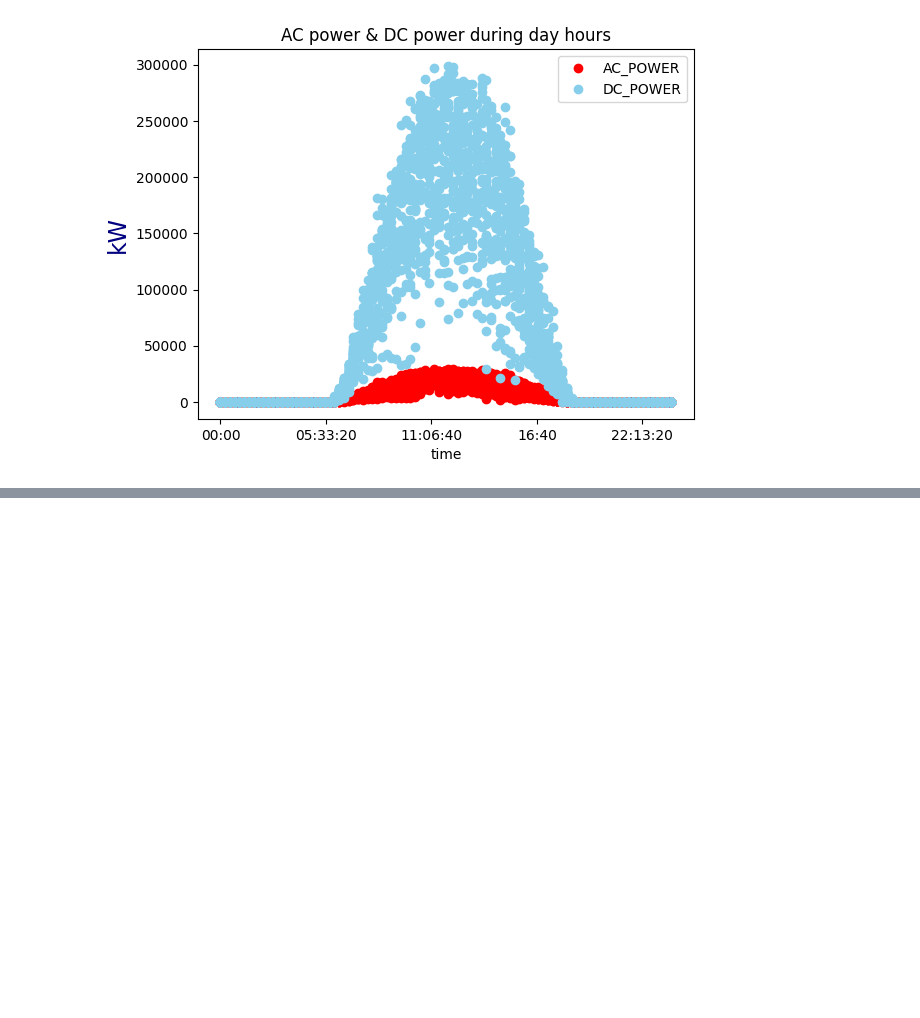
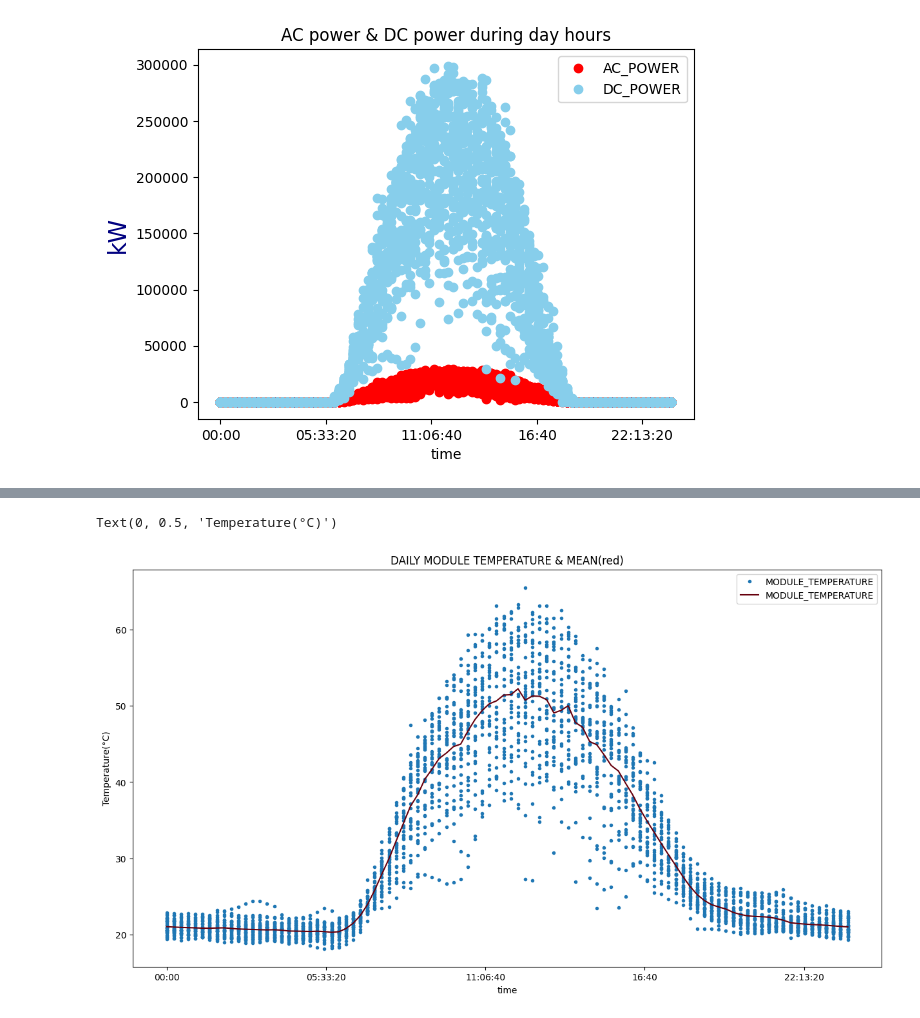
Before and after one commit to FelipeSteudel/Felipe_Steudel-Strategic_Thinking-CA3, a Jupyter notebook: CA3 - Felipe Steudel - Strategic Thinking - HDip in Data Analytics.ipynb, the cells around one changed output, grey strips where cells are left out. Saved outputs shown, nothing was run; the diff lists cells and outputs as text; code cells hidden in the pictures; blank space fills up the shorter version.

```diff
--- a/CA3 - Felipe Steudel - Strategic Thinking - HDip in Data Analytics.ipynb
+++ b/CA3 - Felipe Steudel - Strategic Thinking - HDip in Data Analytics.ipynb
@@ -477,0 +496,14 @@ Text(0, 0.5, 'kW')
+# %%
+# Plot the 'MODULE_TEMPERATURE' column against the 'time' column of plant1_sensor
+plant1_sensor.plot(x='time', y='MODULE_TEMPERATURE', figsize=(15, 8), style='.')
+
+# Group the data by 'time' and calculate the mean of 'MODULE_TEMPERATURE' for each time,
+# then plot the mean values as a line plot
+plant1_sensor.groupby('time')['MODULE_TEMPERATURE'].agg('mean').plot(colormap='Reds_r', legend=True)
+
+# Set the title and the labels
+plt.title('DAILY MODULE TEMPERATURE & MEAN(red)')
+plt.ylabel('Temperature(°C)')
+# %% [output]
+Text(0, 0.5, 'Temperature(°C)')
+[figure, added]
```
Also changed, not shown: parts of 16 cells of this notebook.
